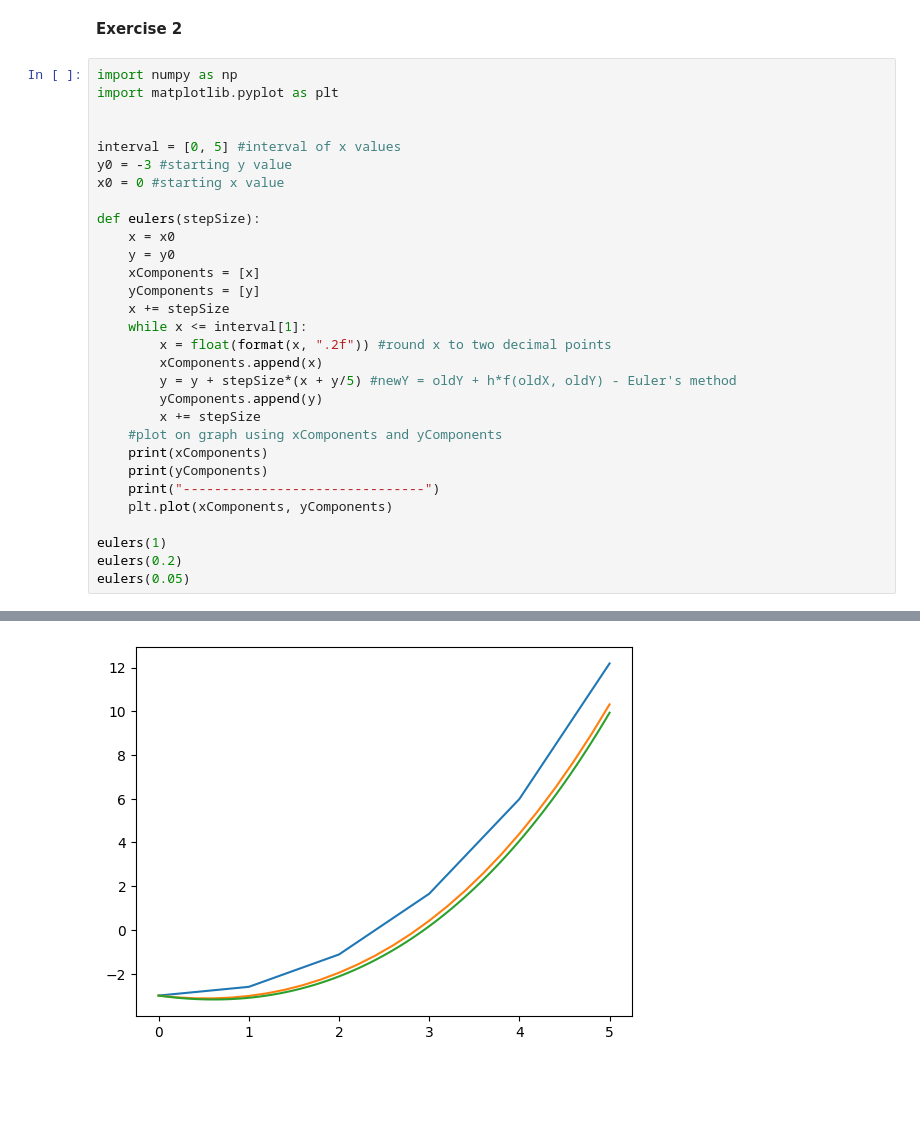
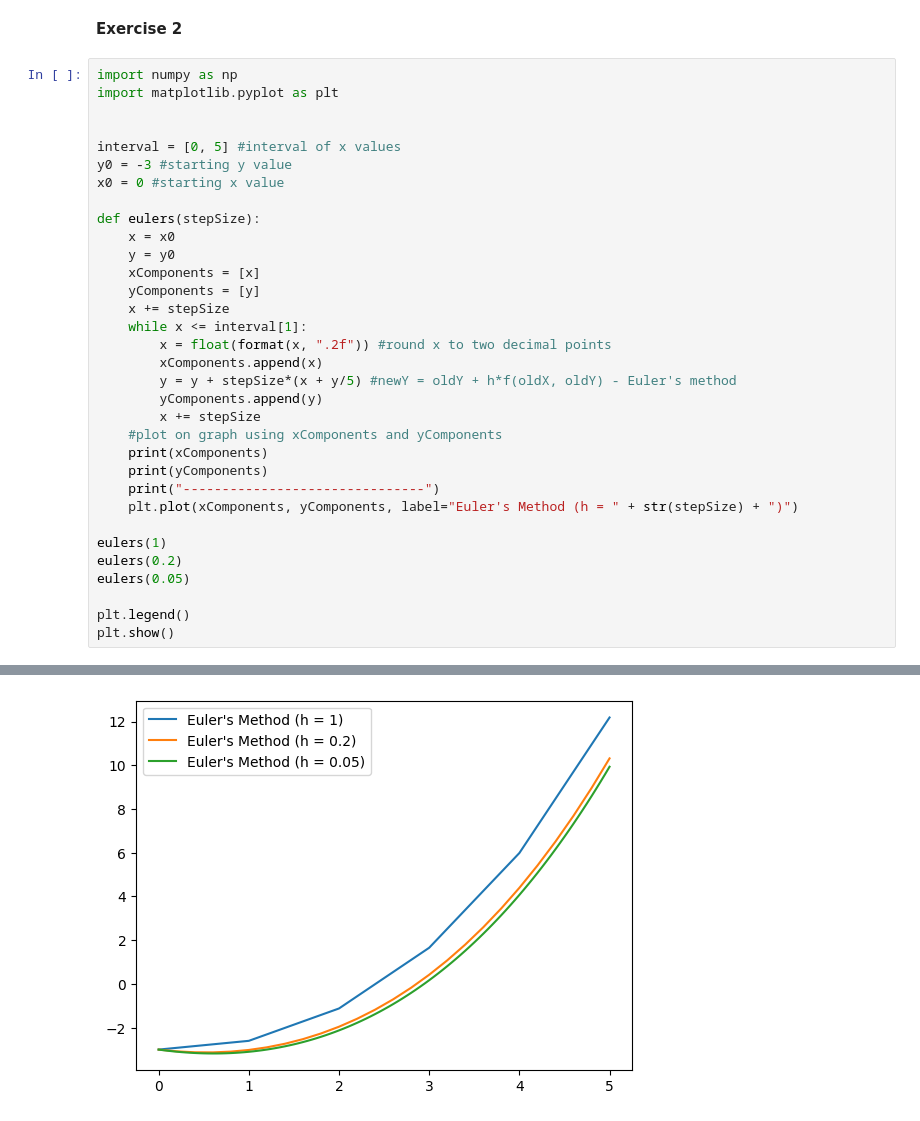
Before and after one commit to JayB-127/ECM1416CompMaths-ContinuousAssessment, a Jupyter notebook: CA.ipynb, the cells around one changed output, grey strips where cells are left out. Saved outputs shown, nothing was run; the diff lists cells and outputs as text; blank space fills up the shorter version.

Commit message:
eulers method development

```diff
--- a/CA.ipynb
+++ b/CA.ipynb
@@ -106,32 +106,35 @@ x0 = 0 #starting x value
 def eulers(stepSize):
     x = x0
     y = y0
     xComponents = [x]
     yComponents = [y]
     x += stepSize
     while x <= interval[1]:
         x = float(format(x, ".2f")) #round x to two decimal points
         xComponents.append(x)
         y = y + stepSize*(x + y/5) #newY = oldY + h*f(oldX, oldY) - Euler's method
         yComponents.append(y)
         x += stepSize
     #plot on graph using xComponents and yComponents
     print(xComponents)
     print(yComponents)
     print("-------------------------------")
-    plt.plot(xComponents, yComponents)
+    plt.plot(xComponents, yComponents, label="Euler's Method (h = " + str(stepSize) + ")")
 
 eulers(1)
 eulers(0.2)
 eulers(0.05)
+
+plt.legend()
+plt.show()
 # %% [output]
 [0, 1.0, 2.0, 3.0, 4.0, 5.0]
 [-3, -2.6, -1.12, 1.6559999999999997, 5.9872, 12.18464]
 -------------------------------
 [0, 0.2, 0.4, 0.6, 0.8, 1.0, 1.2, 1.4, 1.6, 1.8, 2.0, 2.2, 2.4, 2.6, 2.8, 3.0, 3.2, 3.4, 3.6, 3.8, 4.0, 4.2, 4.4, 4.6, 4.8, 5.0]
 [-3, -3.08, -3.1232, -3.1281280000000002, -3.0932531200000004, -3.0169832448000005, -2.8976625745920006, -2.7335690775756807, -2.5229118406787077, -2.263828314305856, -1.9543814468780905, -1.592556704 ...
 -------------------------------
 [0, 0.05, 0.1, 0.15, 0.2, 0.25, 0.3, 0.35, 0.4, 0.45, 0.5, 0.55, 0.6, 0.65, 0.7, 0.75, 0.8, 0.85, 0.9, 0.95, 1.0, 1.05, 1.1, 1.15, 1.2, 1.25, 1.3, 1.35, 1.4, 1.45, 1.5, 1.55, 1.6, 1.65, 1.7, 1.75, 1.8 ...
 [-3, -3.0275, -3.052775, -3.07580275, -3.0965607774999997, -3.1150263852749998, -3.1311766491277497, -3.1449884156190273, -3.1564382997752176, -3.1655026827729698, -3.1721577096006994, -3.176379286696 ...
 -------------------------------
-[figure, old version]
+[figure, new version]
```
